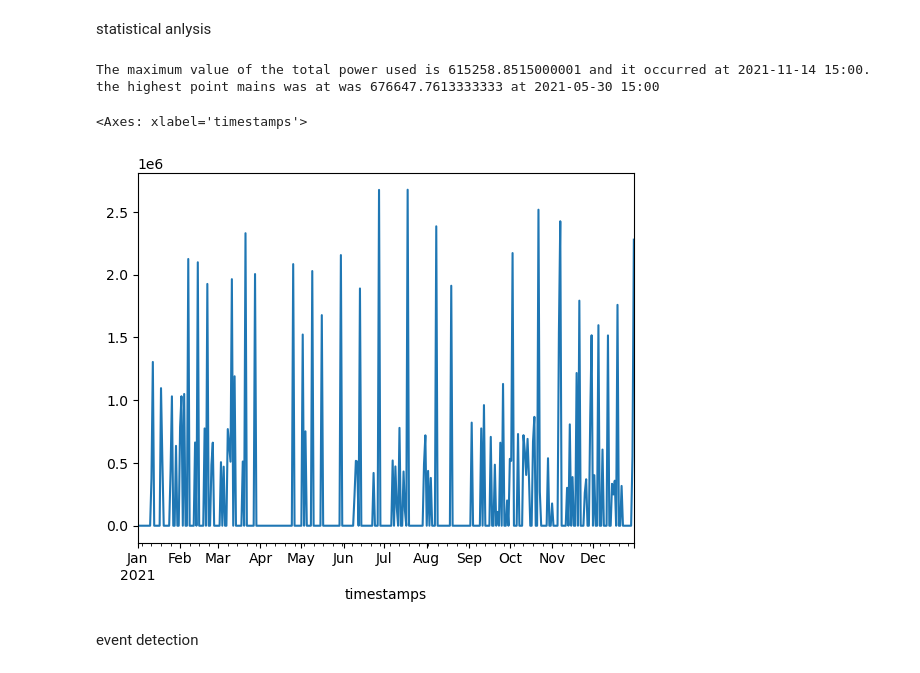
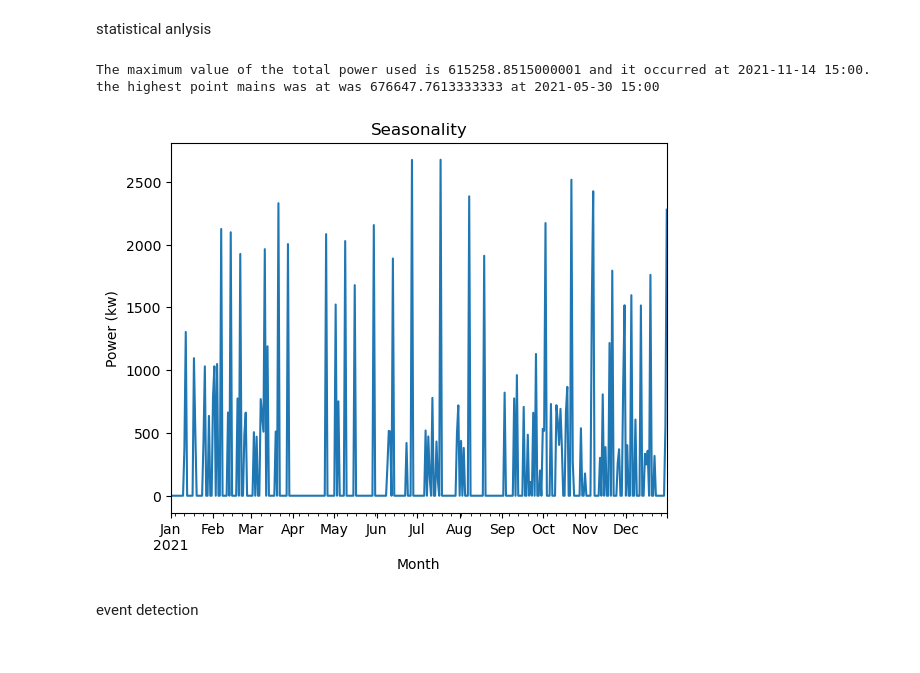
Before and after one commit to Benhyslop0/ee106-project, a Jupyter notebook: project work.ipynb, the cells around one changed output. Cells and saved outputs as stored; diff of their text form; code cells hidden in the pictures.

```diff
--- a/project work.ipynb
+++ b/project work.ipynb
@@ -81,24 +96,27 @@ statistical anlysis
 # %%
 #getting max and min
 # Find the maximum value of variable
 max_value = hours['total_evP_used'].max()
 max_value2 = hours['total_mains_used'].max()
 
 # Find the time at which the maximum value occurred
 max_time = hours.loc[hours['total_evP_used'].idxmax()] # ['2020-01-01':'2020-01-02'] iloc[0:10]
 max_time2 = hours.loc[hours['total_mains_used'].idxmax()]
 
 # Display the results
 print(f'The maximum value of the total power used is {max_value} and it occurred at {max_time.name}.')
 print(f'the highest point mains was at was {max_value2} at {max_time2.name}')
 
 #creating a graph showing when values go above 0
-days['total_evP_used'].plot()
+(days['total_evP_used']/1000).plot()
+plt.title('Seasonality')
+plt.ylabel('Power (kw)')
+plt.xlabel('Month')
+plt.show()
 # %% [output]
 The maximum value of the total power used is 615258.8515000001 and it occurred at 2021-11-14 15:00.
 the highest point mains was at was 676647.7613333333 at 2021-05-30 15:00
-<Axes: xlabel='timestamps'>
-[figure, old version]
+[figure, new version]
 # %% [markdown]
 event detection
 # %%
```
Also changed, not shown: parts of 5 cells of this notebook, 3 other files.
